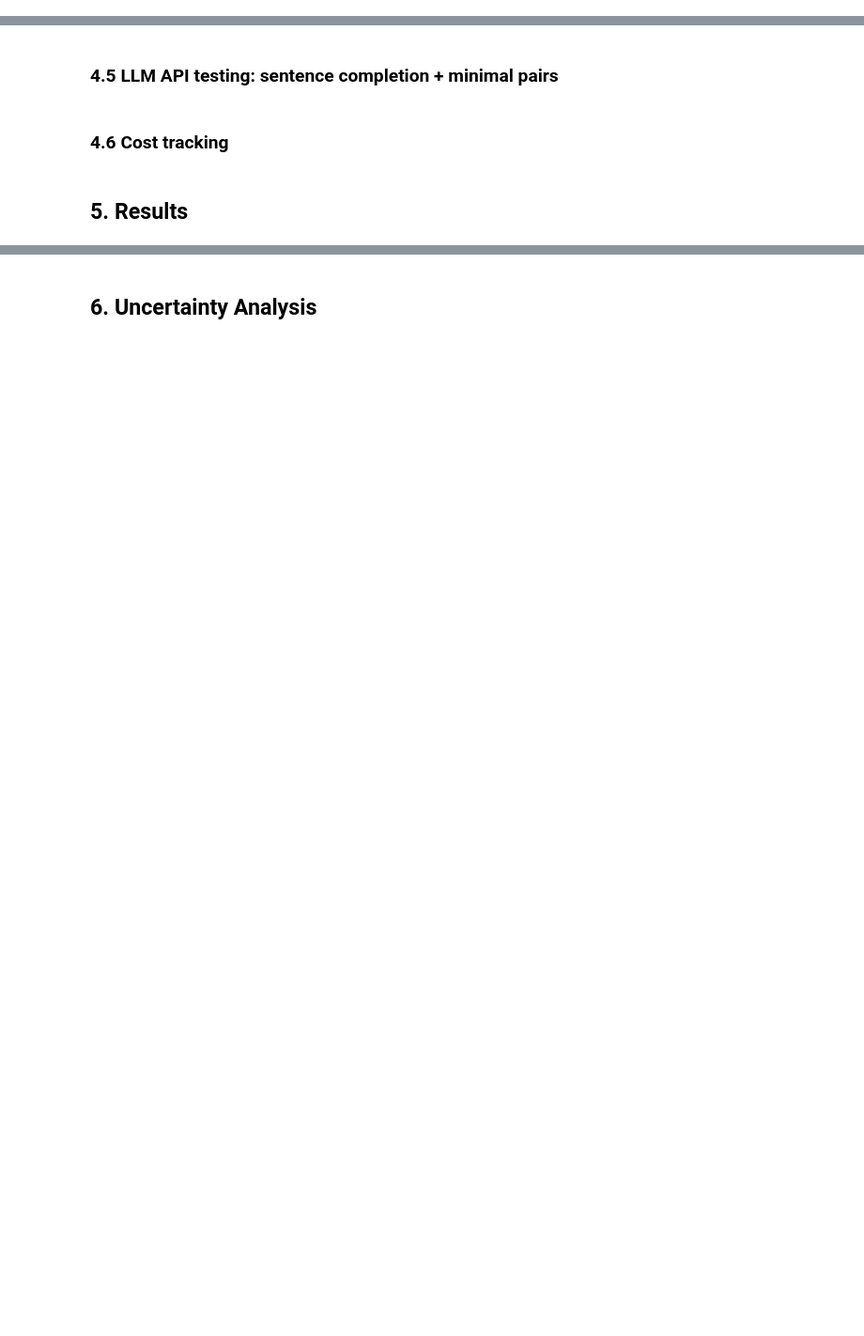
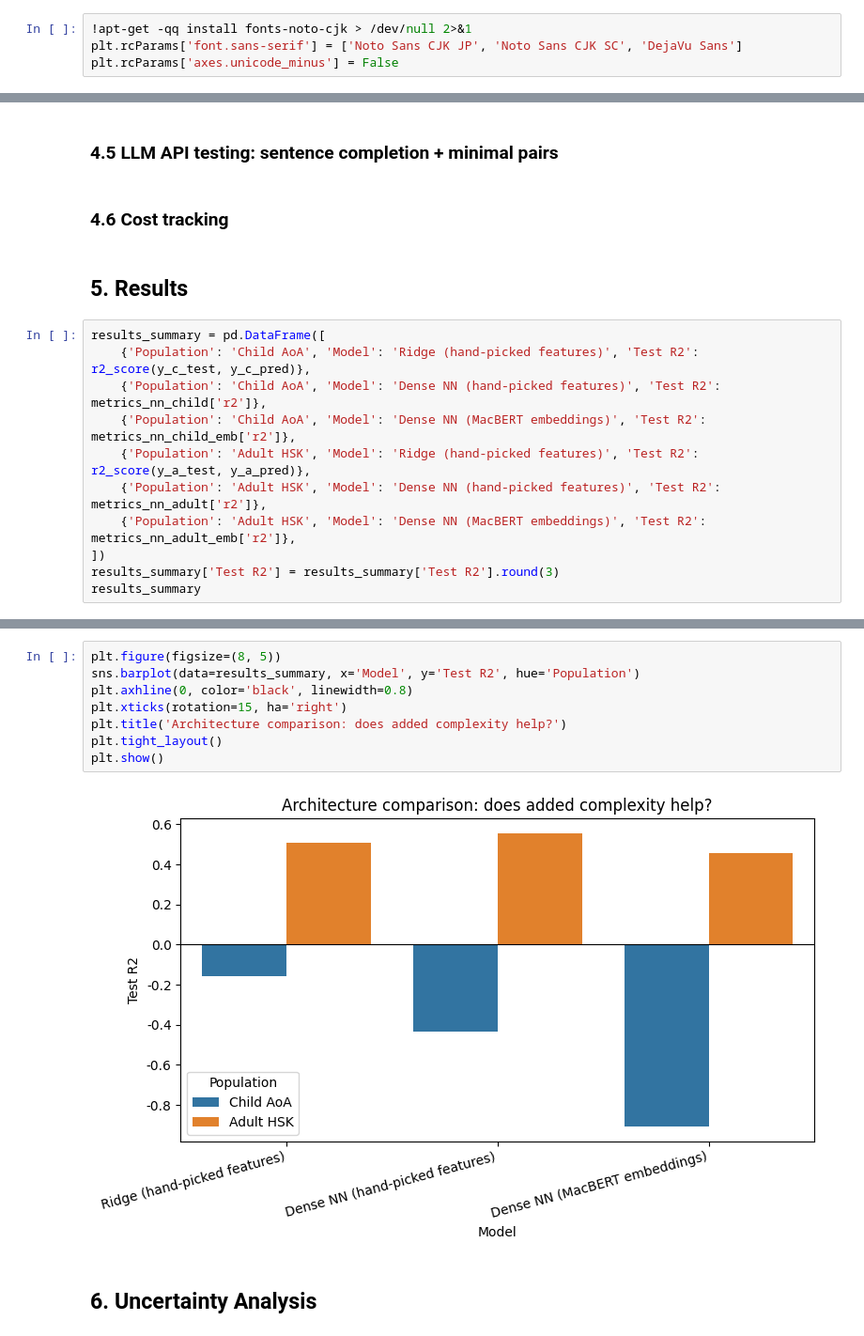
Before and after one commit to Slavena1/Softuni-Deep-Learning-Final-Project, a Jupyter notebook: notebook/analysis.ipynb, the cells around one changed output, grey strips where cells are left out. Shown at 94% size. Saved outputs shown, nothing was run; the diff lists cells and outputs as text; blank space fills up the shorter version.

```diff
--- a/notebook/analysis.ipynb
+++ b/notebook/analysis.ipynb
@@ -362,3 +342,7 @@ Adult HSK  - Dense NN (MacBERT embeddings): R2 = 0.470
 ### 4.4 Attention weight analysis
 
 ???
+# %%
+!apt-get -qq install fonts-noto-cjk > /dev/null 2>&1
+plt.rcParams['font.sans-serif'] = ['Noto Sans CJK JP', 'Noto Sans CJK SC', 'DejaVu Sans']
+plt.rcParams['axes.unicode_minus'] = False
@@ -368,3 +365,14 @@ Adult HSK  - Dense NN (MacBERT embeddings): R2 = 0.470
 ### 4.6 Cost tracking
 # %% [markdown]
 ## 5. Results
+# %%
+results_summary = pd.DataFrame([
+    {'Population': 'Child AoA', 'Model': 'Ridge (hand-picked features)', 'Test R2': r2_score(y_c_test, y_c_pred)},
+    {'Population': 'Child AoA', 'Model': 'Dense NN (hand-picked features)', 'Test R2': metrics_nn_child['r2']},
+    {'Population': 'Child AoA', 'Model': 'Dense NN (MacBERT embeddings)', 'Test R2': metrics_nn_child_emb['r2']},
+    {'Population': 'Adult HSK', 'Model': 'Ridge (hand-picked features)', 'Test R2': r2_score(y_a_test, y_a_pred)},
+    {'Population': 'Adult HSK', 'Model': 'Dense NN (hand-picked features)', 'Test R2': metrics_nn_adult['r2']},
+    {'Population': 'Adult HSK', 'Model': 'Dense NN (MacBERT embeddings)', 'Test R2': metrics_nn_adult_emb['r2']},
+])
+results_summary['Test R2'] = results_summary['Test R2'].round(3)
+results_summary
@@ -371,2 +387,12 @@ Adult HSK  - Dense NN (MacBERT embeddings): R2 = 0.470
+# %%
+plt.figure(figsize=(8, 5))
+sns.barplot(data=results_summary, x='Model', y='Test R2', hue='Population')
+plt.axhline(0, color='black', linewidth=0.8)
+plt.xticks(rotation=15, ha='right')
+plt.title('Architecture comparison: does added complexity help?')
+plt.tight_layout()
+plt.show()
+# %% [output]
+[figure, added]
 # %% [markdown]
 ## 6. Uncertainty Analysis
```
Also changed, not shown: parts of 10 cells of this notebook.
